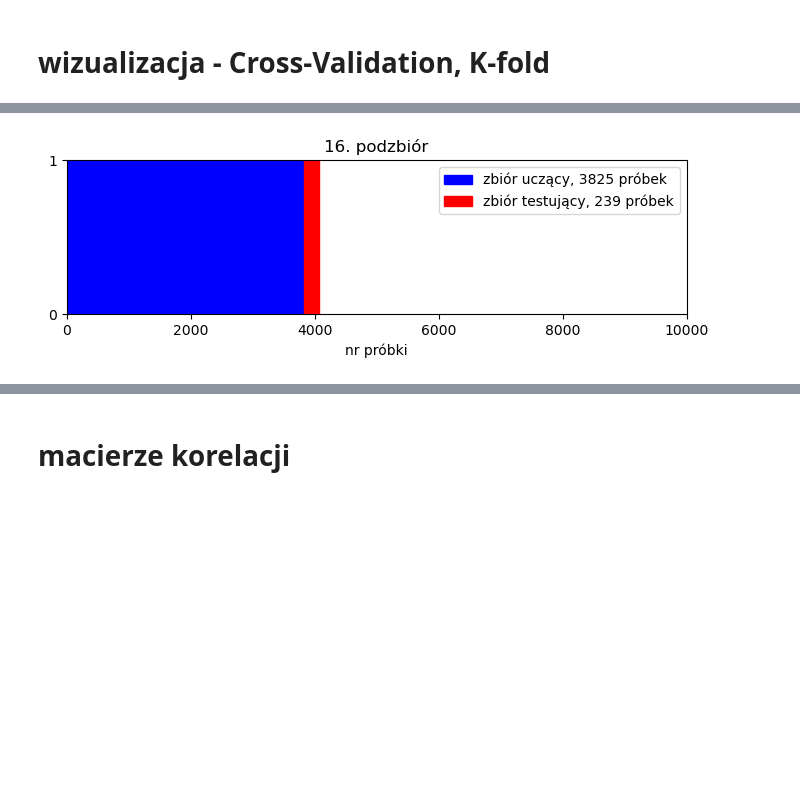
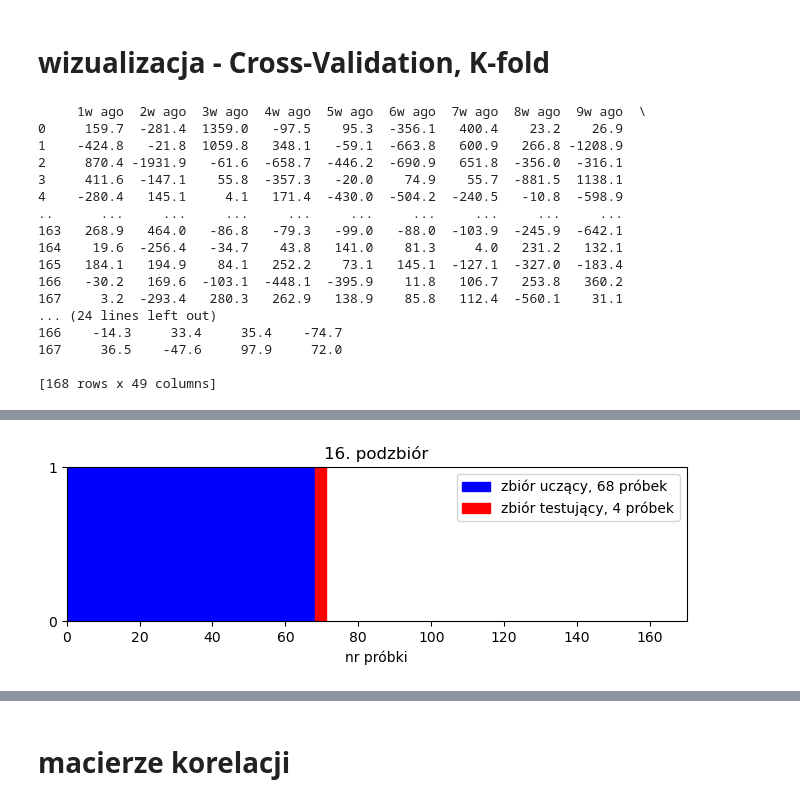
Before and after one commit to szym98/WSB_ML_crypto_model, a Jupyter notebook: Main_CryptoML.ipynb, the cells around one changed output, grey strips where cells are left out. Drawn from its saved outputs; the diff is of its cells as text; code cells hidden in the pictures; blank space fills up the shorter version.

```diff
--- a/Main_CryptoML.ipynb
+++ b/Main_CryptoML.ipynb
@@ -288,21 +215,23 @@ Features (X) and target (y):
 # %% [markdown]
 ## porównanie - faktyczna zmiana vs. przewidywana zmiana
 # %%
+n_frames2display = 72  # pierwsze przewidziane 3 dni
 for symbol in symbols:
     temp_val = values[symbol]
     temp_pred = predictions[symbol]
     fig, ax = plt.subplots(figsize=(16, 9))
-    last_n_frames = 72  # ostatnie 3 dni
-    x_temp = np.arange(len(temp_val.index[-last_n_frames:]))
+    x_temp = np.arange(len(temp_val.index[:n_frames2display]))
     w = 0.4
-    ax.bar(x_temp - w/2, temp_val.iloc[-last_n_frames:], width=w, label="Actual")
-    ax.bar(x_temp + w/2, temp_pred[-last_n_frames:], width=w, label="Predicted")
-    ax.set_ylabel("change of price, USDT")
+    ax.bar(x_temp - w/2, temp_val.iloc[:n_frames2display], width=w, label="Actual")
+    ax.bar(x_temp + w/2, temp_pred[:n_frames2display], width=w, label="Predicted")
+    ax.set_ylabel("change of price, USD")
     ax.set_xticks(x_temp)
-    ax.set_xticklabels(temp_val.index[-last_n_frames:].astype(str), rotation=15)
+    ax.set_xticklabels(temp_val.index[:n_frames2display].astype(str), rotation=15)
     plt.locator_params(axis="x", nbins=8)
     ax.grid(True)
     ax.set_title(f"Actual vs Predicted for {symbol}")
     ax.legend()
     plt.show()
+    print(f"sumaryczna faktyczna zmiana: {np.sum(temp_val[:n_frames2display])}")
+    print(f"sumaryczna przewidziana zmiana: {np.sum(temp_pred[:n_frames2display])}")
 # %% [output]
@@ -314,14 +253,15 @@ for symbol in symbols:
 # %% [markdown]
 ## Różnica między faktyczną a przewidywaną zmianą
 # %%
+n_frames2display = 72  # pierwsze przewidziane 3 dni
 for symbol in symbols:
     temp_val = values[symbol]
     temp_pred = predictions[symbol]
-    x_temp = np.arange(len(temp_val.index[-last_n_frames:]))
+    x_temp = np.arange(len(temp_val.index[:n_frames2display]))
     fig, ax = plt.subplots(figsize=(16,9))
-    ax.bar(x_temp[-72:], temp_val.iloc[-72:]-temp_pred[-72:], color="red")
-    ax.set_xticks(x_temp[-72:])
-    ax.set_xticklabels(temp_val.index[-72:].astype(str), rotation=15)
+    ax.bar(x_temp[:n_frames2display], temp_val.iloc[:n_frames2display]-temp_pred[:n_frames2display], color="violet")
+    ax.set_xticks(x_temp[:n_frames2display])
+    ax.set_xticklabels(temp_val.index[:n_frames2display].astype(str), rotation=15)
     ax.grid(True)
     plt.locator_params(axis="x", nbins=8)
     plt.show()
@@ -333,0 +276,18 @@ for symbol in symbols:
+# %%
+n_frames2display = 72
+for symbol in symbols:
+    temp_val = values[symbol]
+    temp_pred = predictions[symbol]
+    fig, ax = plt.subplots(figsize=(16, 5))
+    x_temp = np.arange(len(temp_val.index[:n_frames2display]))
+    y_temp = np.sign(temp_val.iloc[:n_frames2display]*temp_pred[:n_frames2display])
+    score = round(y_temp.value_counts(normalize=True).iloc[1]*100,2)
+    print(f"skuteczność: {score} %")
+    w = 0.4
+    ax.bar(x_temp, y_temp, width=w, color="red")
+    ax.set_xticks(x_temp)
+    ax.set_xticklabels(temp_val.index[:n_frames2display].astype(str), rotation=15)
+    plt.locator_params(axis="x", nbins=8)
+    ax.grid(True)
+    ax.set_title(f"is right direction predicted for {symbol}")
+    plt.show()
@@ -388,7 +358,7 @@ for symbol in symbols:
 dataframe = fetch_ohlcv(symbols[0], timeframe=timeframe, n_frames=n_hours)
 dataframe = dataframe.diff()
 dataframe = dataframe.dropna()
-X = dataframe.drop(['close'], axis=1)
+X = past_val(dataframe['close'])
 
 tscv = TimeSeriesSplit(n_splits=40)
 for i, (train_ind, test_ind) in enumerate(tscv.split(X)):
@@ -397,10 +367,27 @@ for i, (train_ind, test_ind) in enumerate(tscv.split(X)):
         ax.set_title(f"{i+1}. podzbiór")
         ax.axvspan(train_ind[0], test_ind[0], color="b")
         ax.axvspan(test_ind[0], test_ind[-1], color="r")
-        ax.set_xlim([0,n_hours])
+        ax.set_xlim([0,170])
         #ax.set_xlim([0,(n_hours*(i+2)/40)])
         ax.set_xlabel("nr próbki")
         ax.set_yticks([0,1])
         ax.legend([f"zbiór uczący, {len(train_ind)} próbek", f"zbiór testujący, {len(test_ind)} próbek"])
         plt.show
 # %% [output]
+     1w ago  2w ago  3w ago  4w ago  5w ago  6w ago  7w ago  8w ago  9w ago  \
+0     159.7  -281.4  1359.0   -97.5    95.3  -356.1   400.4    23.2    26.9
+1    -424.8   -21.8  1059.8   348.1   -59.1  -663.8   600.9   266.8 -1208.9
+2     870.4 -1931.9   -61.6  -658.7  -446.2  -690.9   651.8  -356.0  -316.1
+3     411.6  -147.1    55.8  -357.3   -20.0    74.9    55.7  -881.5  1138.1
+4    -280.4   145.1     4.1   171.4  -430.0  -504.2  -240.5   -10.8  -598.9
+..      ...     ...     ...     ...     ...     ...     ...     ...     ...
+163   268.9   464.0   -86.8   -79.3   -99.0   -88.0  -103.9  -245.9  -642.1
+164    19.6  -256.4   -34.7    43.8   141.0    81.3     4.0   231.2   132.1
+165   184.1   194.9    84.1   252.2    73.1   145.1  -127.1  -327.0  -183.4
+166   -30.2   169.6  -103.1  -448.1  -395.9    11.8   106.7   253.8   360.2
+167     3.2  -293.4   280.3   262.9   138.9    85.8   112.4  -560.1    31.1
+... (24 lines left out)
+166    -14.3     33.4     35.4    -74.7
+167     36.5    -47.6     97.9     72.0
+
+[168 rows x 49 columns]
@@ -408 +395 @@ for i, (train_ind, test_ind) in enumerate(tscv.split(X)):
-[figure, old version]
+[figure, new version]
```
Also changed, not shown: parts of 16 cells of this notebook.
